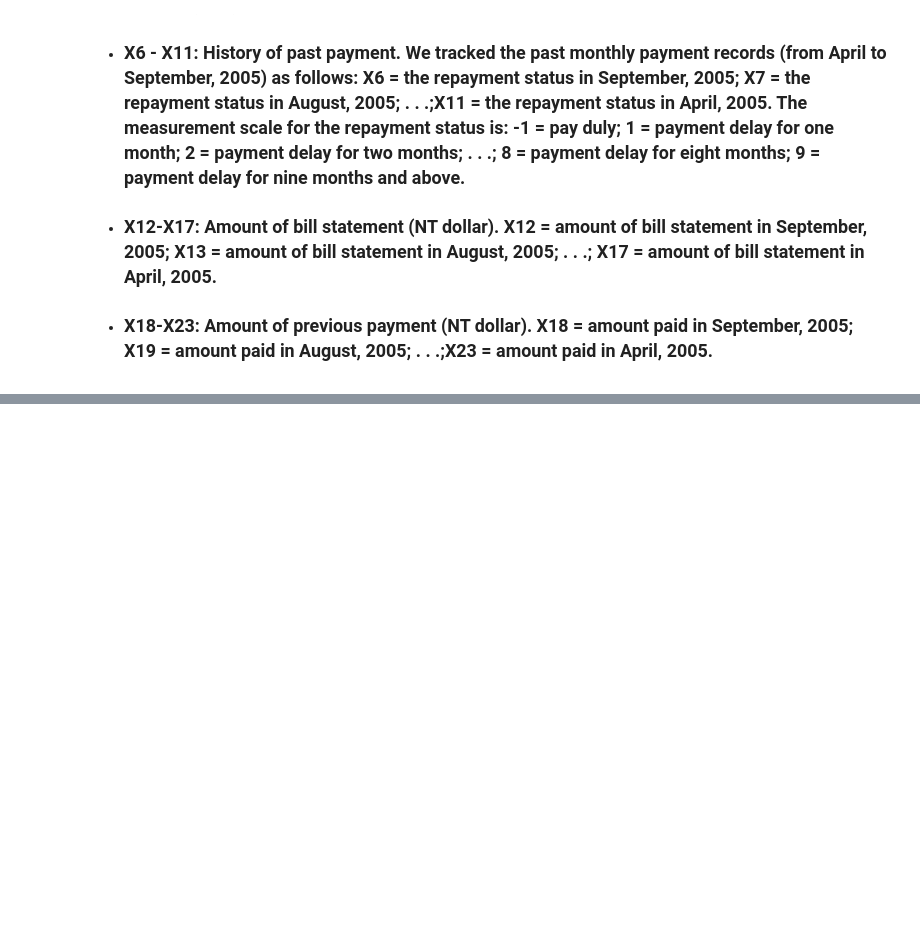
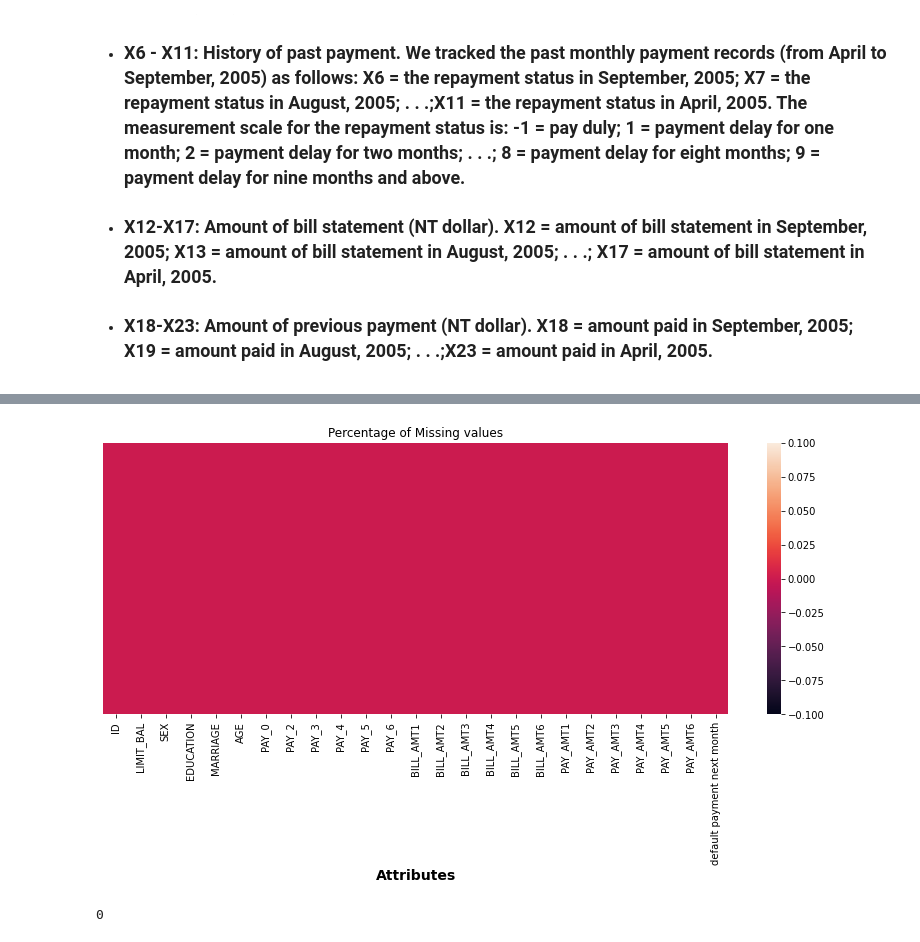
Before and after one commit to thisisraj57/Credit_Card_Default_Prediction_Capstone_Project, a Jupyter notebook: Credit_Card_Default_Prediction_Capstone_Project.ipynb, the cells around one changed output, grey strips where cells are left out. Drawn from its saved outputs; the diff is of its cells as text; code cells hidden in the pictures; blank space fills up the shorter version.

```diff
--- a/Credit_Card_Default_Prediction_Capstone_Project.ipynb
+++ b/Credit_Card_Default_Prediction_Capstone_Project.ipynb
@@ -22,0 +38,3 @@
+# %%
+# Laoding the dataset
+df = pd.read_excel('https://github.com/thisisraj57/Credit_Card_Default_Prediction_Capstone_Project/blob/main/default%20of%20credit%20card%20clients.xls?raw=true',header = 1)
@@ -22,0 +182,13 @@
+# %%
+plt.figure(figsize=(14, 5))
+sns.heatmap(df.isnull(), cbar=True, yticklabels=False)
+plt.xlabel("Attributes", size=14, weight="bold")
+plt.title("Percentage of Missing values")
+plt.show()
+# %% [output]
+[figure, added]
+# %%
+duplicates = len(df[df.duplicated()])
+print(duplicates)
+# %% [output]
+0
```
Also changed, not shown: parts of 30 cells of this notebook.
